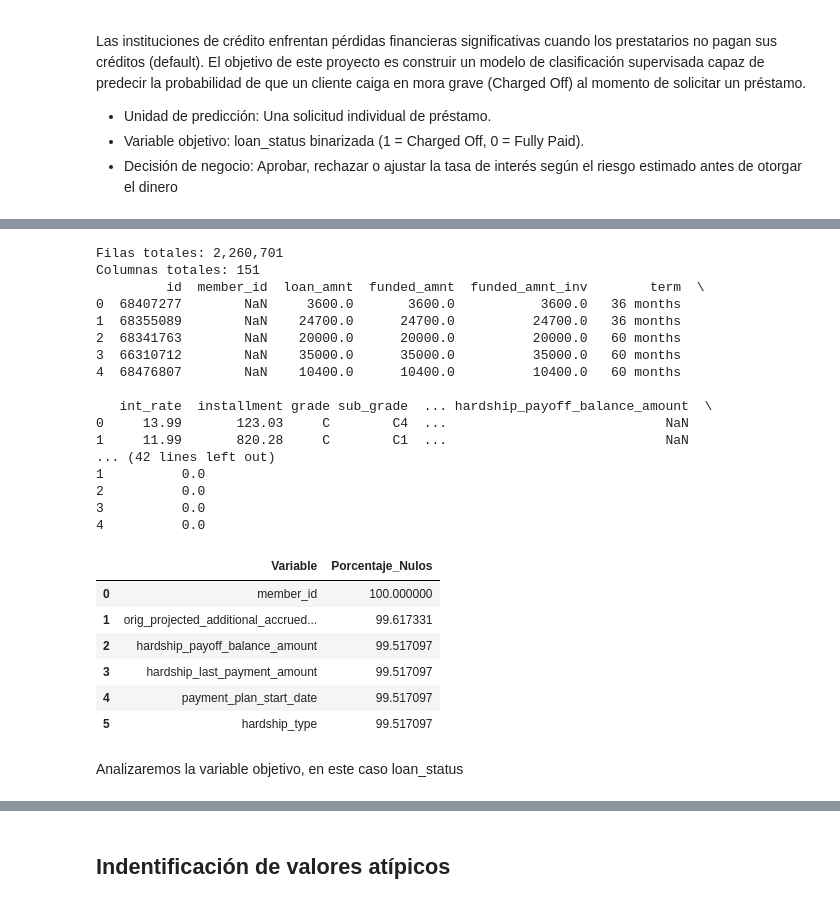
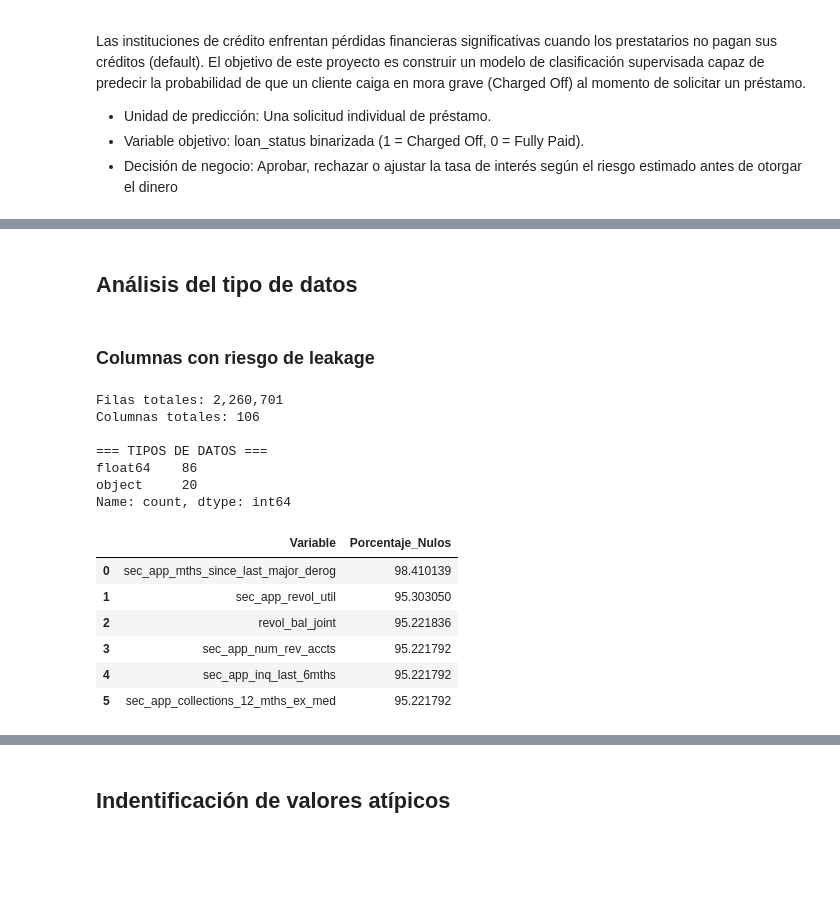
Before and after one commit to J-D-Rosales/Prediction-With-Machine-Learning-Lending-Club, a Jupyter notebook: notebooks/01_exploración_inicial.ipynb, the cells around one changed output, grey strips where cells are left out. Saved outputs shown, nothing was run; the diff lists cells and outputs as text; code cells hidden in the pictures; blank space fills up the shorter version.

Commit message:
feat: Add exploracion de datos, deteccion de features y one hot encoding

```diff
--- a/notebooks/01_exploración_inicial.ipynb
+++ b/notebooks/01_exploración_inicial.ipynb
@@ -35,52 +27,65 @@ Cargando versión optimizada Parquet desde: ../data/rejected_dataset_raw.parquet
 Filas en df_accepted: 2,260,701
 Columnas en df_accepted: 151
 ¿Existe 'loan_status' en df_accepted?: True
+# %% [markdown]
+## Análisis del tipo de datos
+# %% [markdown]
+### Columnas con riesgo de leakage
+# %%
+LEAKAGE_COLS = [
+    # 8.1 Pagos acumulados y saldo pendiente
+    'total_pymnt', 'total_pymnt_inv', 'total_rec_prncp', 'total_rec_int',
+    'total_rec_late_fee', 'out_prncp', 'out_prncp_inv',
+    # 8.2 Fin del ciclo y recuperación
+    'recoveries', 'collection_recovery_fee', 'last_pymnt_d', 'last_pymnt_amnt','next_pymnt_d',
+    # 8.3 Información crediticia actualizada
+    'last_credit_pull_d', 'last_fico_range_high', 'last_fico_range_low',
+    # 8.4 Programa de dificultades (hardship)
+    'pymnt_plan', 'hardship_flag', 'hardship_type', 'hardship_reason',
+    'hardship_status', 'deferral_term', 'hardship_amount',
+    'hardship_start_date', 'hardship_end_date', 'payment_plan_start_date',
+    'hardship_length', 'hardship_dpd', 'hardship_loan_status',
+    'orig_projected_additional_accrued_interest',
+    'hardship_payoff_balance_amount', 'hardship_last_payment_amount',
+    # 8.5 Acuerdos de liquidación de deuda (settlement)
+    'debt_settlement_flag', 'debt_settlement_flag_date', 'settlement_status',
+    'settlement_date', 'settlement_amount', 'settlement_percentage',
+    'settlement_term',
+]
+
+POST_DECISION_COLS = ['int_rate', 'installment', 'grade', 'sub_grade',
+                      'funded_amnt', 'funded_amnt_inv','member_id',"id","initial_list_status"]
+
+df_accepted = df_accepted.drop(columns=LEAKAGE_COLS, errors='ignore')
+df_accepted = df_accepted.drop(columns=POST_DECISION_COLS, errors='ignore')
 # %%
-# Visualización de columnas y filas importantes
 print(f"Filas totales: {df_accepted.shape[0]:,}")
 print(f"Columnas totales: {df_accepted.shape[1]}")
 
 # Tipos de datos
 print("\n=== TIPOS DE DATOS ===")
 print(df_accepted.dtypes.value_counts())
 
-print("\nTipos de datos por variable:")
-display(df_accepted.dtypes)
-
 # Calcular % de nulos por columna
 missing = (df_accepted.isnull().sum() / len(df_accepted)) * 100
 missing_df = missing[missing > 0].sort_values(ascending=False).reset_index()
 missing_df.columns = ['Variable', 'Porcentaje_Nulos']
 
-print(df_accepted.head())
-print(df_rejected.head())
-
+#print(df_rejected.head())
 # Mostrar las 6 variables con más faltantes
 missing_df.head(6)
 # %% [output]
 Filas totales: 2,260,701
-Columnas totales: 151
-         id  member_id  loan_amnt  funded_amnt  funded_amnt_inv        term  \
-0  68407277        NaN     3600.0       3600.0           3600.0   36 months
-1  68355089        NaN    24700.0      24700.0          24700.0   36 months
-2  68341763        NaN    20000.0      20000.0          20000.0   60 months
-3  66310712        NaN    35000.0      35000.0          35000.0   60 months
-4  68476807        NaN    10400.0      10400.0          10400.0   60 months
+Columnas totales: 106
 
-   int_rate  installment grade sub_grade  ... hardship_payoff_balance_amount  \
-0     13.99       123.03     C        C4  ...                            NaN
-1     11.99       820.28     C        C1  ...                            NaN
-... (42 lines left out)
-1          0.0
-2          0.0
-3          0.0
-4          0.0
+=== TIPOS DE DATOS ===
+float64    86
+object     20
+Name: count, dtype: int64
 |  | Variable | Porcentaje_Nulos |
-| 0 | member_id | 100.000000 |
-| 1 | orig_projected_additional_accrued... | 99.617331 |
-| 2 | hardship_payoff_balance_amount | 99.517097 |
-| 3 | hardship_last_payment_amount | 99.517097 |
-| 4 | payment_plan_start_date | 99.517097 |
-| 5 | hardship_type | 99.517097 |
+| 0 | sec_app_mths_since_last_major_derog | 98.410139 |
+| 1 | sec_app_revol_util | 95.303050 |
+| 2 | revol_bal_joint | 95.221836 |
+| 3 | sec_app_num_rev_accts | 95.221792 |
+| 4 | sec_app_inq_last_6mths | 95.221792 |
+| 5 | sec_app_collections_12_mths_ex_med | 95.221792 |
-# %% [markdown]
-Analizaremos la variable objetivo, en este caso loan_status
```
Also changed, not shown: parts of 21 cells of this notebook, 2 other files.
